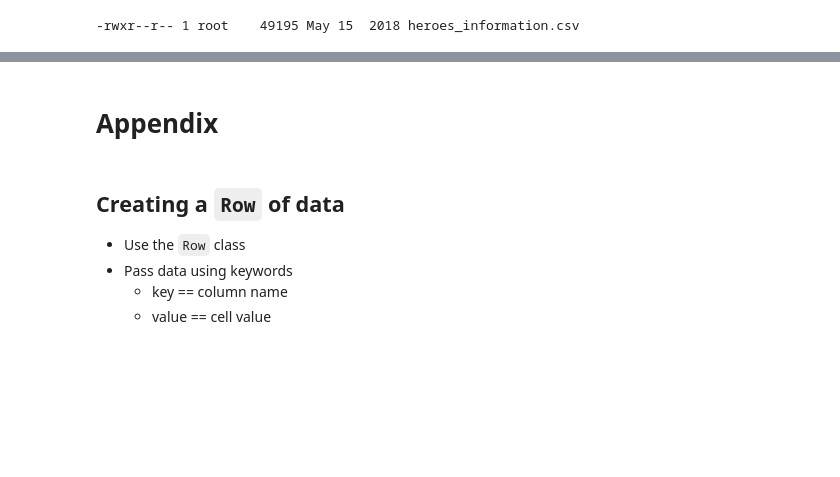
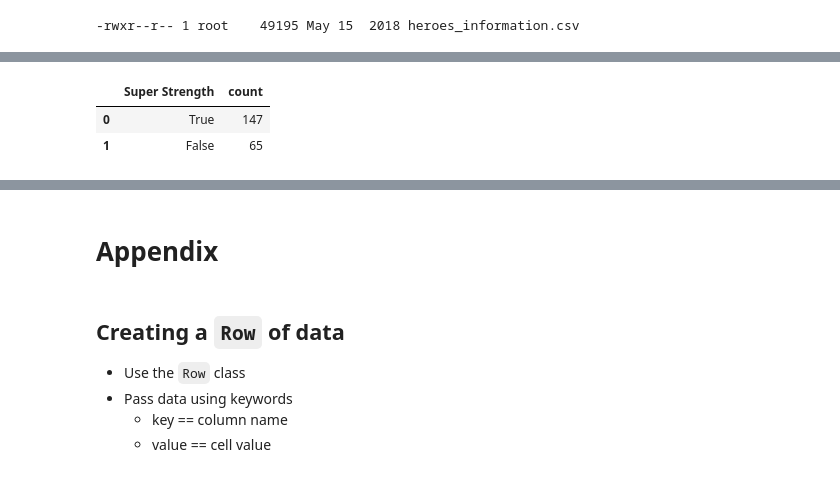
Before and after one commit to saronbantte/BreastCancer-Classifaction, a Jupyter notebook: 6_2_intro_to_pyspark_dataframes.ipynb, the cells around one changed output, grey strips where cells are left out. Saved outputs shown, nothing was run; the diff lists cells and outputs as text; code cells hidden in the pictures; blank space fills up the shorter version.

```diff
--- a/6_2_intro_to_pyspark_dataframes.ipynb
+++ b/6_2_intro_to_pyspark_dataframes.ipynb
@@ -512,0 +582,11 @@ from pyspark.sql.types import BooleanType, StringType
+# %%
+# question 4
+(powers
+.where(col('flight'))
+.groupby('Super Strength')
+.count()
+.toPandas())
+# %% [output]
+|  | Super Strength | count |
+| 0 | True | 147 |
+| 1 | False | 65 |
```
Also changed, not shown: parts of 13 cells of this notebook.
